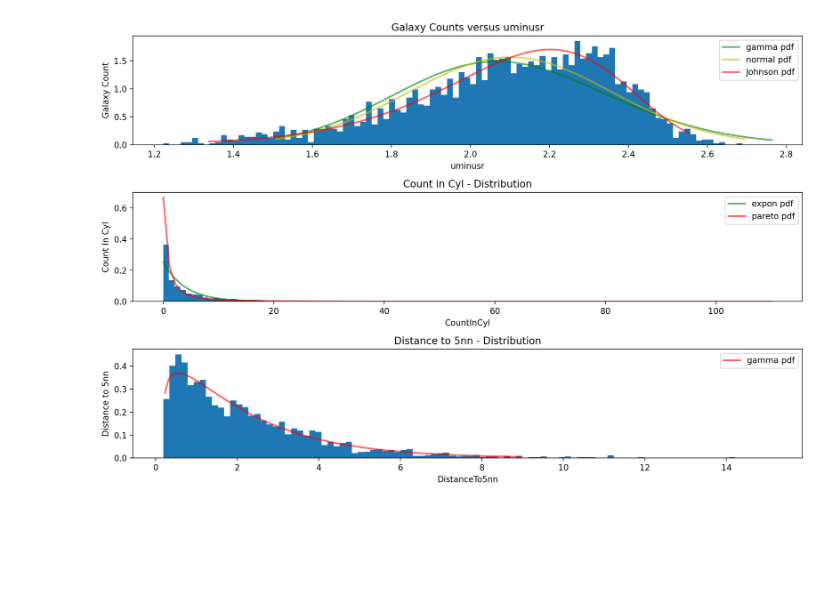
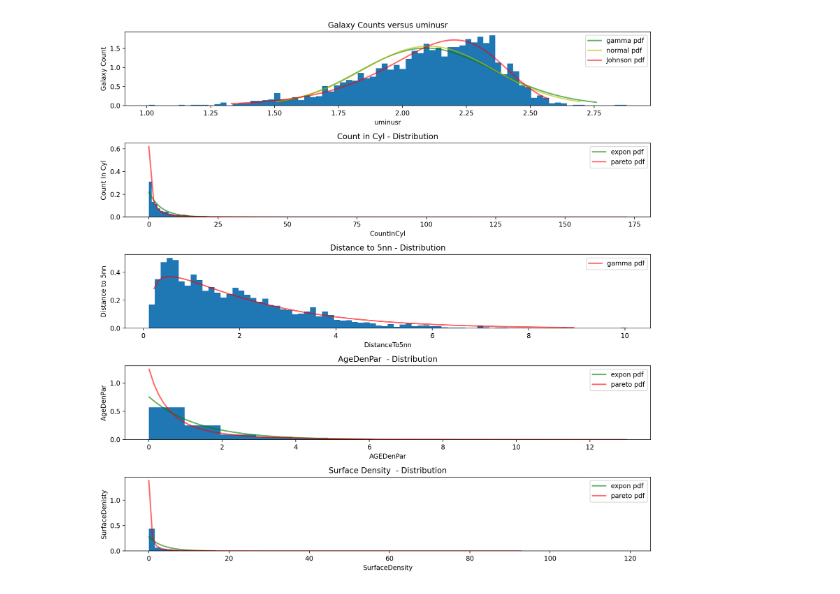
Before and after one commit to KeithSloan/MSc_Project, a Jupyter notebook: Jupyter/AstropyTable/Distribution-Fits-Four.ipynb, the cells around one changed output. Cells and saved outputs as stored; diff of their text form; code cells hidden in the pictures; blank space fills up the shorter version.

```diff
--- a/Jupyter/AstropyTable/Distribution-Fits-Four.ipynb
+++ b/Jupyter/AstropyTable/Distribution-Fits-Four.ipynb
@@ -4,19 +4,21 @@ import numpy as np
 import matplotlib.pyplot as plt
 from matplotlib.pyplot import plot
 
-RawMassEClassEmeasure = Table.read('../../GAMA_Data/EMassEClassEmeasure.fits')
 #print(RawMassEClassEmeasure.colnames)
 # CLEAN DATA
-#REMassEClassEmeasure = RawMassEClassEmeasure[RawMassEClassEmeasure['CountInCyl']> -500]
-RErange = RawMassEClassEmeasure[RawMassEClassEmeasure['CountInCyl']> -500]
-RErange1 = RErange[RErange['SurfaceDensity']< 50]
-RErange1 = RErange1[RErange1['uminusr']> 1.2]
-RErange1 = RErange1[RErange1['uminusr']< 2.7]
-binCount = 100
+RErange = Table.read('../../GAMA_Data/EMassEClassEmeasure.fits')
+RErange = RErange[RErange['SurfaceDensityFlag'] == 0]
+#RErange = RErange[RErange['DistanceTo5nnFlag'] == 0]
+#RErange = RErange[RErange['SurfaceDensity'] < 50]
+RErange = RErange[RErange['AGEDenParFlag'] == 0]
+RErange = RErange[RErange['CountInCylFlag'] == 0]
+RErange = RErange[RErange['uminusr']> 0.001]
+
+binCount = 80
 alphaVal = .3
 
 ##### uminusr
-fig = plt.figure(figsize=(12, 8), dpi=200)
+fig = plt.figure(figsize=(12, 12), dpi=200)
 
 #fig.suptitle('Plot - Histogram Red Galaxies for Elliptical Galaxies')
 #fig.legend(loc="upper right")
@@ -26,14 +28,14 @@ xfield = 'uminusr'
 #counts, bins = np.histogram(RErange1[xfield].data,bins=binCount)
 #print(counts)
 
-ax1 = fig.add_subplot(3, 1, 1)
+ax1 = fig.add_subplot(5, 1, 1)
 ax1.title.set_text('Galaxy Counts versus uminusr')
 ax1.set_ylabel('Galaxy Count')
 ax1.set_xlabel(xfield)
 #counts, bins = np.histogram(RErange1[xfield].data,bins=binCount)
 #ax1.hist(bins[:-1],bins, weights=counts)
 
-ag, bg, cg =stats.gamma.fit(RErange1[xfield].data)
+ag, bg, cg =stats.gamma.fit(RErange[xfield].data)
 print(ag, bg, cg)
 xg0, xg1 = stats.gamma.ppf([0.01, 0.99], ag, loc = bg, scale=cg)
 xg = np.linspace(xg0,xg1,100)
@@ -43,7 +45,7 @@ print(an, bn)
 xn0, xn1 = stats.norm.ppf([0.01, 0.99], an, scale = bn)
 xn = np.linspace(xn0,xn1,100)
 
-aj, bj, cj, dj =stats.johnsonsu.fit(RErange1[xfield].data)
+aj, bj, cj, dj =stats.johnsonsu.fit(RErange[xfield].data)
 print(aj, bj)
 xj0, xj1 = stats.johnsonsu.ppf([0.01, 0.99], aj, bj, loc=cj, scale=dj)
 xj = np.linspace(xj0,xj1,100)
@@ -51,55 +53,100 @@ xj = np.linspace(xj0,xj1,100)
 ax1.plot(xg, stats.gamma.pdf(xg, ag, loc=bg, scale=cg),'g-', lw=2, alpha=0.6, label='gamma pdf')
 ax1.plot(xn, stats.norm.pdf(xn, an, bn),'y-', lw=2, alpha=0.6, label='normal pdf')
 ax1.plot(xj, stats.johnsonsu.pdf(xj, aj, bj, loc=cj, scale=dj),'r-', lw=2, alpha=0.6, label='Johnson pdf')
-ax1.hist(RErange1[xfield].data, bins=binCount, density=True)
+ax1.hist(RErange[xfield].data, bins=binCount, density=True)
 #ax1.set_xlabel(xfield)
 ax1.set_xlabel('uminusr')
 ax1.legend()
 
-
 xfield = 'CountInCyl'
 #counts, bins = np.histogram(RErange1[xfield].data,bins=binCount)
 #print(counts)
-
-ax2 = fig.add_subplot(3, 1, 2)
+ax2 = fig.add_subplot(5, 1, 2)
 ax2.title.set_text('Count in Cyl - Distribution')
 ax2.set_ylabel('Count In Cyl')
 ax2.set_xlabel(xfield)
 #ae, be, ce = stats.expon.fit(RErange1[xfield].data)
-ae, be = stats.expon.fit(RErange1[xfield].data)
+ae, be = stats.expon.fit(RErange[xfield].data)
 xe0, xe1 = stats.expon.ppf([0.01, 0.99], loc=ae, scale=be)
 xe = np.linspace(xe0,xe1,100)
 
 #v = stats.pareto.fit(RErange1[xfield].data)
 #print(len(v))
-ap, bp, cp = stats.pareto.fit(RErange1[xfield].data)
+ap, bp, cp = stats.pareto.fit(RErange[xfield].data)
 xp0, xp1 = stats.pareto.ppf([0.01, 0.99], ap, loc=bp, scale=cp)
 xp = np.linspace(xp0,xp1,100)
-
-#ag, bg = stats.geom.fit(RErange1[xfield].data)
-#xg0, xg1 = stats.geom.ppf([0.01, 0.99], loc=ag, scale=bg)
-#xg = np.linspace(xe0,xe1,100)
 
 #ax2.plot(xg, stats.geom.pdf(xg, loc=ag, scale=bg),'g-', lw=2, alpha=0.6, label='geom pdf')
 ax2.plot(xe, stats.expon.pdf(xe, loc=ae, scale=be),'g-', lw=2, alpha=0.6, label='expon pdf')
 ax2.plot(xp, stats.pareto.pdf(xp, ap, loc=bp, scale=cp),'r-', lw=2, alpha=0.6, label='pareto pdf')
-ax2.hist(RErange1[xfield].data, bins=int(max(RErange1[xfield])), density=True)
+ax2.hist(RErange[xfield].data, bins=int(max(RErange[xfield])), density=True)
 ax2.legend()
 
 xfield = 'DistanceTo5nn'
-ax3 = fig.add_subplot(3, 1, 3)
+ax3 = fig.add_subplot(5, 1, 3)
 ax3.title.set_text('Distance to 5nn - Distribution')
 ax3.set_ylabel('Distance to 5nn')
 ax3.set_xlabel(xfield)
-
 ag, bg, cg =stats.gamma.fit(RErange1[xfield].data)
 print(ag, bg, cg)
 xg0, xg1 = stats.gamma.ppf([0.01, 0.99], ag, loc=bg, scale=cg)
 xg = np.linspace(xg0,xg1, 100)
 
-ax3.hist(RErange1[xfield].data, bins=binCount, density=True)
+ax3.hist(RErange[xfield].data, bins=binCount, density=True)
 ax3.plot(xg, stats.gamma.pdf(xg, ag, loc=bg, scale = cg),'r-', lw=2, alpha=0.6, label='gamma pdf')
 ax3.legend()
+
+xfield = 'AGEDenPar'
+ax4 = fig.add_subplot(5, 1, 4)
+ax4.title.set_text('AgeDenPar  - Distribution')
+ax4.set_ylabel('AgeDenPar')
+ax4.set_xlabel(xfield)
+print('Max : '+str(max(RErange[xfield])))
+print('Min : '+str(min(RErange[xfield])))
+
+aae, bae = stats.expon.fit(RErange[xfield].data)
+xae0, xae1 = stats.expon.ppf([0.01, 0.99], loc=aae, scale=bae)
+xae = np.linspace(xae0,xae1,100)
+
+#v = stats.pareto.fit(RErange1[xfield].data)
+#print(len(v))
+aap, bap, cap = stats.pareto.fit(RErange[xfield].data)
+xap0, xap1 = stats.pareto.ppf([0.01, 0.99], aap, loc=bap, scale=cap)
+xap = np.linspace(xap0,xap1,100)
+
+#ax2.plot(xg, stats.geom.pdf(xg, loc=ag, scale=bg),'g-', lw=2, alpha=0.6, label='geom pdf')
+ax4.plot(xae, stats.expon.pdf(xae, loc=aae, scale=bae),'g-', lw=2, alpha=0.6, label='expon pdf')
+ax4.plot(xap, stats.pareto.pdf(xap, aap, loc=bap, scale=cap),'r-', lw=2, alpha=0.6, label='pareto pdf')
+ax4.hist(RErange[xfield], bins=int(1+max(RErange[xfield])), density=True)
+#ax4.plot(xag, stats.gamma.pdf(xag, aag, loc=bag, scale = cag),'r-', lw=2, alpha=0.6, label='gamma pdf')
+ax4.legend()
+
+xfield = 'SurfaceDensity'
+ax5 = fig.add_subplot(5, 1, 5)
+ax5.title.set_text('Surface Density  - Distribution')
+ax5.set_ylabel('SurfaceDenisty')
+ax5.set_xlabel(xfield)
+print('Max : '+str(max(RErange[xfield])))
+print('Min : '+str(min(RErange[xfield])))
+
+ase, bse = stats.expon.fit(RErange[xfield].data)
+xse0, xse1 = stats.expon.ppf([0.01, 0.99], loc=ase, scale=bse)
+xse = np.linspace(xse0,xse1,100)
+
+#v = stats.pareto.fit(RErange1[xfield].data)
+#print(len(v))
+asp, bsp, csp = stats.pareto.fit(RErange[xfield].data)
+xsp0, xsp1 = stats.pareto.ppf([0.01, 0.99], asp, loc=bsp, scale=csp)
+xsp = np.linspace(xsp0,xsp1,100)
+
+#ax2.plot(xg, stats.geom.pdf(xg, loc=ag, scale=bg),'g-', lw=2, alpha=0.6, label='geom pdf')
+ax5.plot(xse, stats.expon.pdf(xse, loc=ase, scale=bse),'g-', lw=2, alpha=0.6, label='expon pdf')
+ax5.plot(xsp, stats.pareto.pdf(xsp, asp, loc=bsp, scale=csp),'r-', lw=2, alpha=0.6, label='pareto pdf')
+ax5.hist(RErange[xfield].data, bins=binCount, density=True)
+#ax5.plot(xag, stats.gamma.pdf(xs, aas, loc=bs, scale = cs),'r-', lw=2, alpha=0.6, label='gamma pdf')
+ax5.legend()
+
+
 fig.tight_layout()
 plt.show()
 # %% [output]
@@ -110 +161 @@ plt.show()
-[figure, old version]
+[figure, new version]
```
Also changed, not shown: parts of 1 cell of this notebook, 10 other files.
